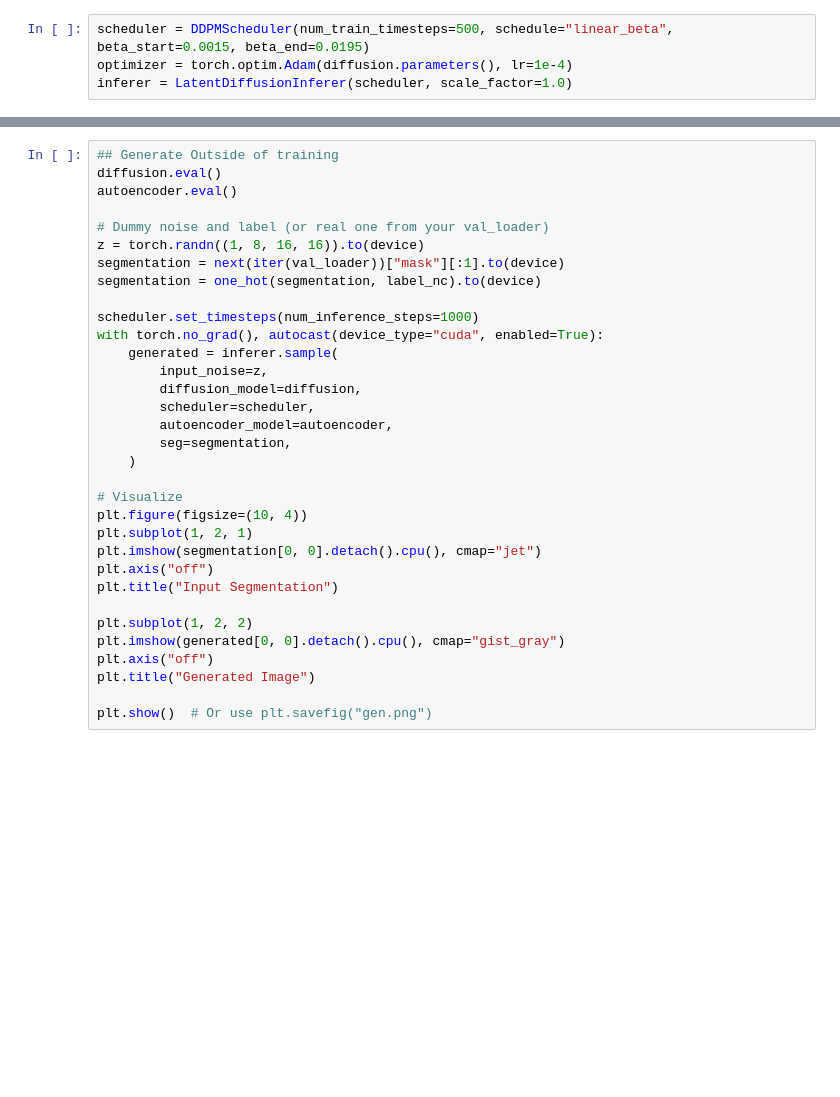
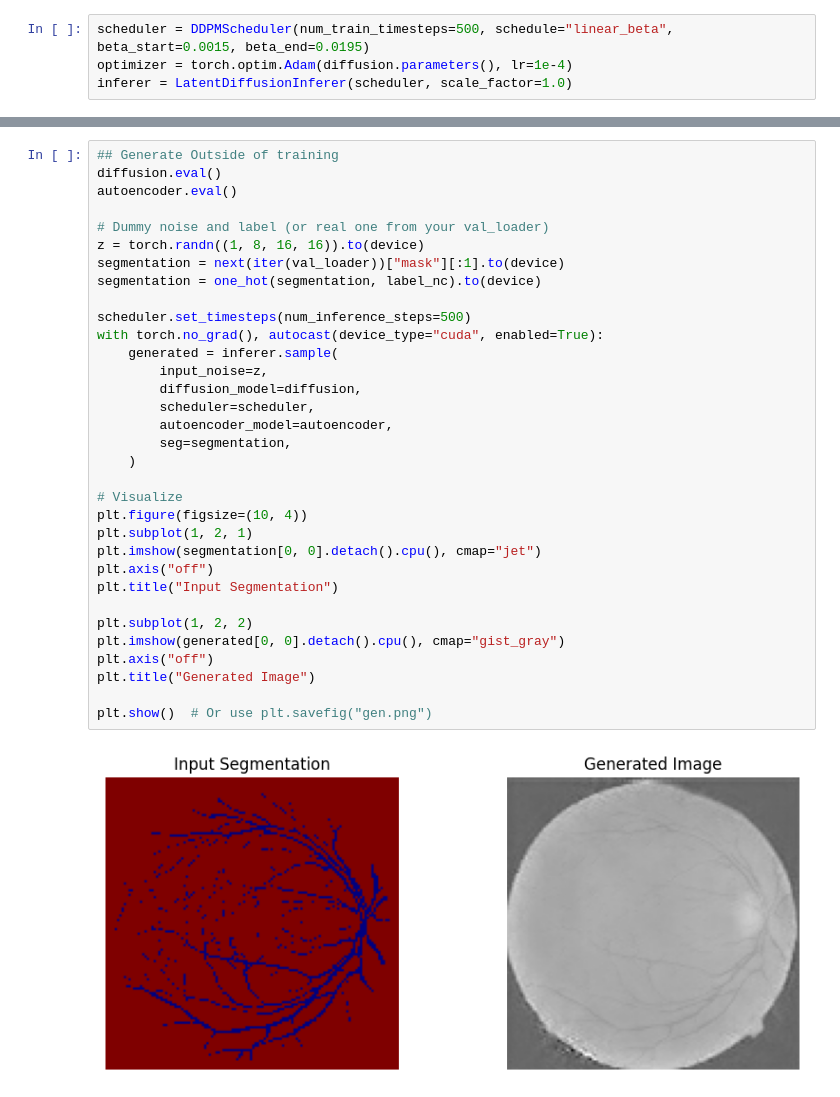
Before and after one commit to mard4/deep-learning-med, a Jupyter notebook: segmentation/spade_ldm_MEDNET.ipynb, the cells around one changed output, grey strips where cells are left out. Cells and saved outputs as stored; diff of their text form; blank space fills up the shorter version.

```diff
--- a/segmentation/spade_ldm_MEDNET.ipynb
+++ b/segmentation/spade_ldm_MEDNET.ipynb
@@ -561,31 +608,33 @@ ValueError: `num_inference_steps`: 1000 cannot be larger than `self.num_train_ti
 diffusion.eval()
 autoencoder.eval()
 
 # Dummy noise and label (or real one from your val_loader)
 z = torch.randn((1, 8, 16, 16)).to(device)
 segmentation = next(iter(val_loader))["mask"][:1].to(device)
 segmentation = one_hot(segmentation, label_nc).to(device)
 
-scheduler.set_timesteps(num_inference_steps=1000)
+scheduler.set_timesteps(num_inference_steps=500)
 with torch.no_grad(), autocast(device_type="cuda", enabled=True):
     generated = inferer.sample(
         input_noise=z,
         diffusion_model=diffusion,
         scheduler=scheduler,
         autoencoder_model=autoencoder,
         seg=segmentation,
     )
 
 # Visualize
 plt.figure(figsize=(10, 4))
 plt.subplot(1, 2, 1)
 plt.imshow(segmentation[0, 0].detach().cpu(), cmap="jet")
 plt.axis("off")
 plt.title("Input Segmentation")
 
 plt.subplot(1, 2, 2)
 plt.imshow(generated[0, 0].detach().cpu(), cmap="gist_gray")
 plt.axis("off")
 plt.title("Generated Image")
 
 plt.show()  # Or use plt.savefig("gen.png")
+# %% [output]
+[figure, added]
```
Also changed, not shown: parts of 9 cells of this notebook, 3 other files.
